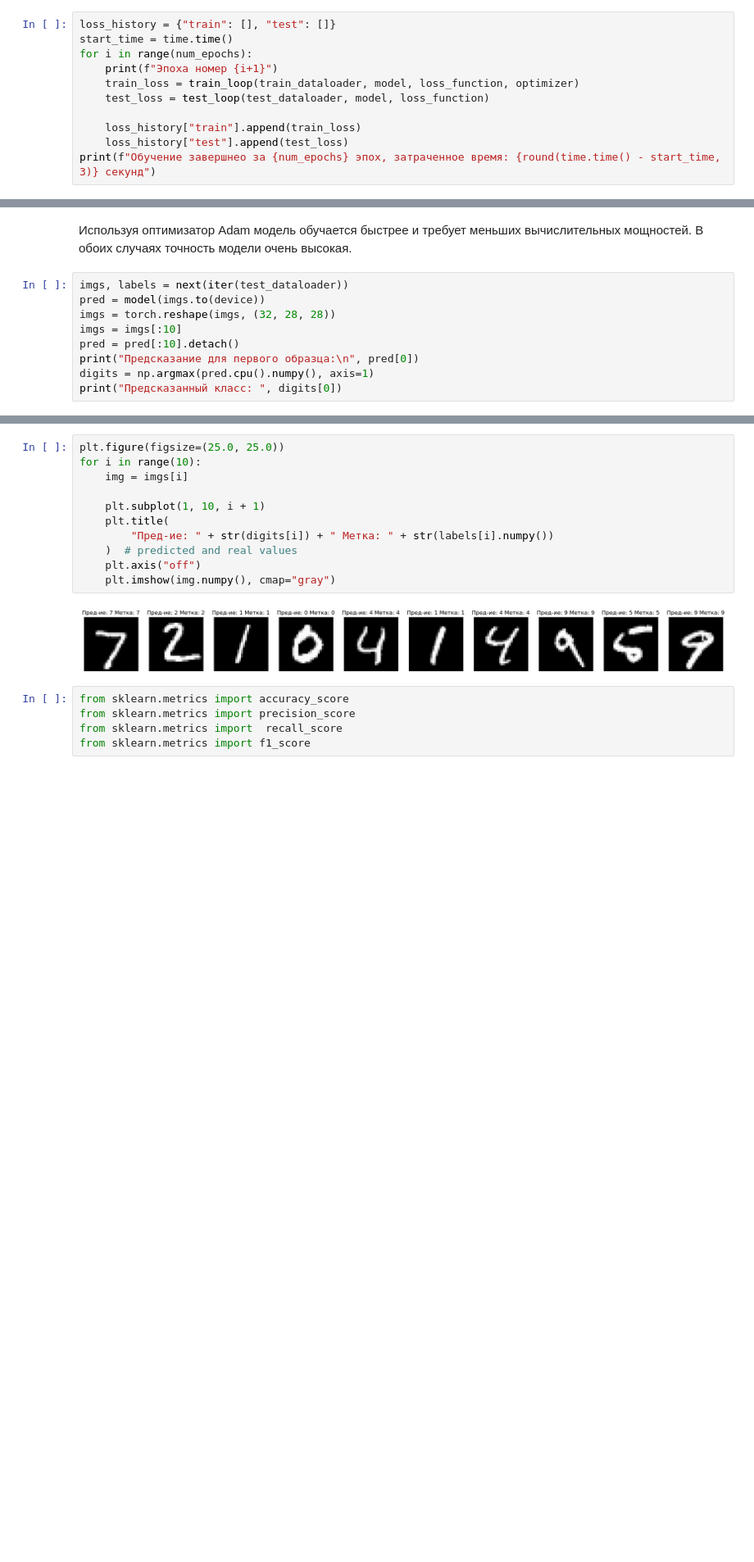
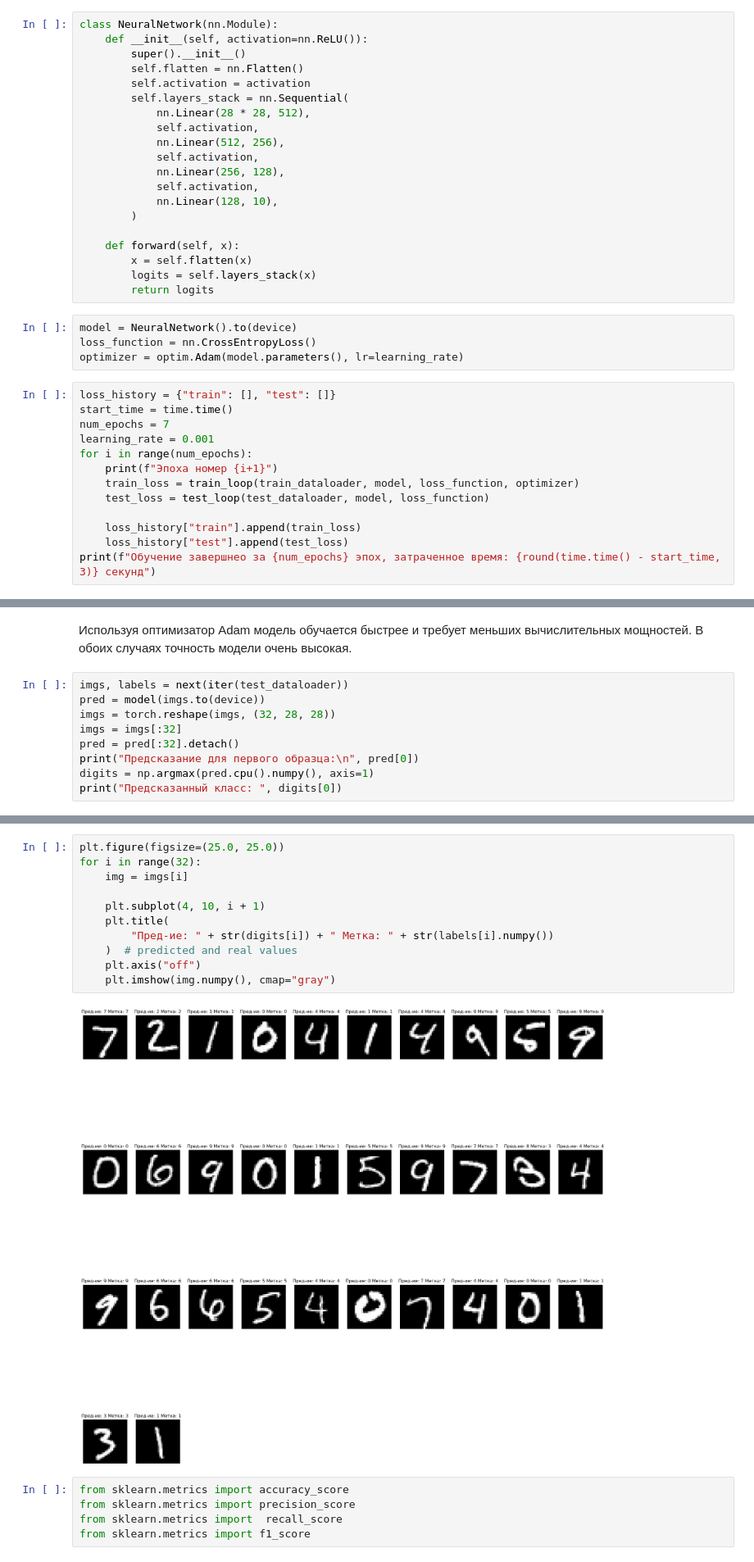
Before and after one commit to ex3del/Pad_jupiter, a Jupyter notebook: mnist.ipynb, the cells around one changed output, grey strips where cells are left out. Shown: that part at 82% size. Saved outputs shown, nothing was run; the diff lists cells and outputs as text; blank space fills up the shorter version.

```diff
--- a/mnist.ipynb
+++ b/mnist.ipynb
@@ -281,6 +283,32 @@ plt.show()
+# %%
+class NeuralNetwork(nn.Module):
+    def __init__(self, activation=nn.ReLU()):
+        super().__init__()
+        self.flatten = nn.Flatten()
+        self.activation = activation
+        self.layers_stack = nn.Sequential(
+            nn.Linear(28 * 28, 512),
+            self.activation,
+            nn.Linear(512, 256),
+            self.activation,
+            nn.Linear(256, 128),
+            self.activation,
+            nn.Linear(128, 10),
+        )
+
+    def forward(self, x):
+        x = self.flatten(x)
+        logits = self.layers_stack(x)
+        return logits
+# %%
+model = NeuralNetwork().to(device)
+loss_function = nn.CrossEntropyLoss()
+optimizer = optim.Adam(model.parameters(), lr=learning_rate)
 # %%
 loss_history = {"train": [], "test": []}
 start_time = time.time()
+num_epochs = 7
+learning_rate = 0.001
 for i in range(num_epochs):
     print(f"Эпоха номер {i+1}")
     train_loss = train_loop(train_dataloader, model, loss_function, optimizer)
@@ -325,8 +353,8 @@ plt.show()
 imgs, labels = next(iter(test_dataloader))
 pred = model(imgs.to(device))
 imgs = torch.reshape(imgs, (32, 28, 28))
-imgs = imgs[:10]
-pred = pred[:10].detach()
+imgs = imgs[:32]
+pred = pred[:32].detach()
 print("Предсказание для первого образца:\n", pred[0])
 digits = np.argmax(pred.cpu().numpy(), axis=1)
 print("Предсказанный класс: ", digits[0])
@@ -337,17 +365,17 @@ print("Предсказанный класс: ", digits[0])
 Предсказанный класс:  7
 # %%
 plt.figure(figsize=(25.0, 25.0))
-for i in range(10):
+for i in range(32):
     img = imgs[i]
 
-    plt.subplot(1, 10, i + 1)
+    plt.subplot(4, 10, i + 1)
     plt.title(
         "Пред-ие: " + str(digits[i]) + " Метка: " + str(labels[i].numpy())
     )  # predicted and real values
     plt.axis("off")
     plt.imshow(img.numpy(), cmap="gray")
 # %% [output]
-[figure, old version]
+[figure, new version]
 # %%
 from sklearn.metrics import accuracy_score
 from sklearn.metrics import precision_score
```
Also changed, not shown: parts of 30 cells of this notebook, 4 other files.
